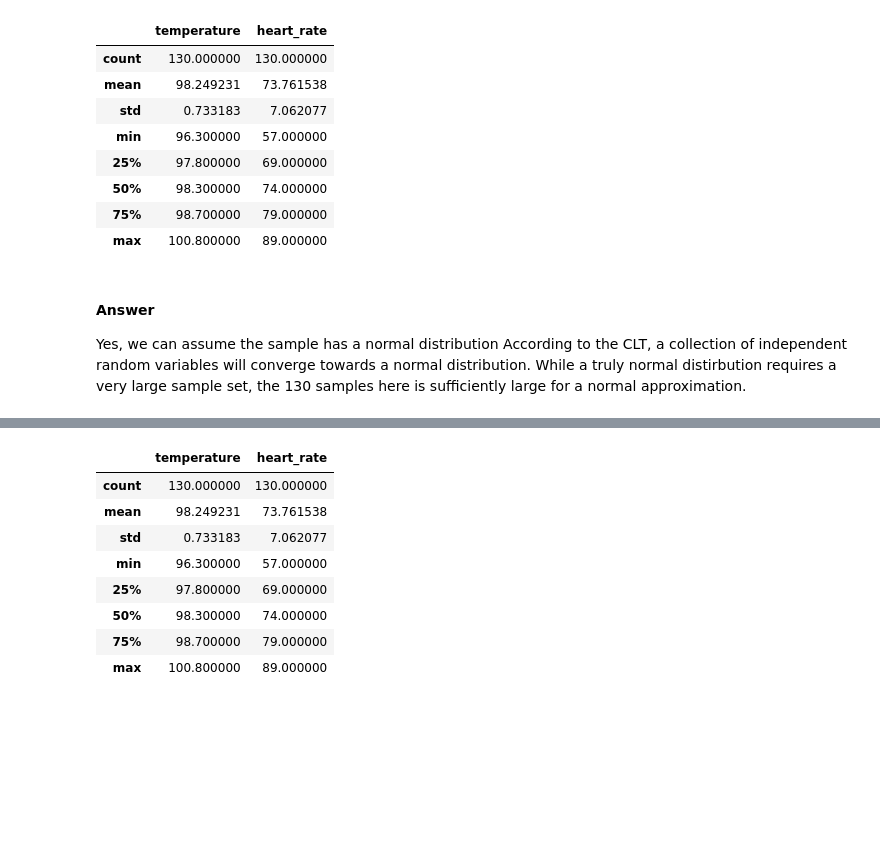
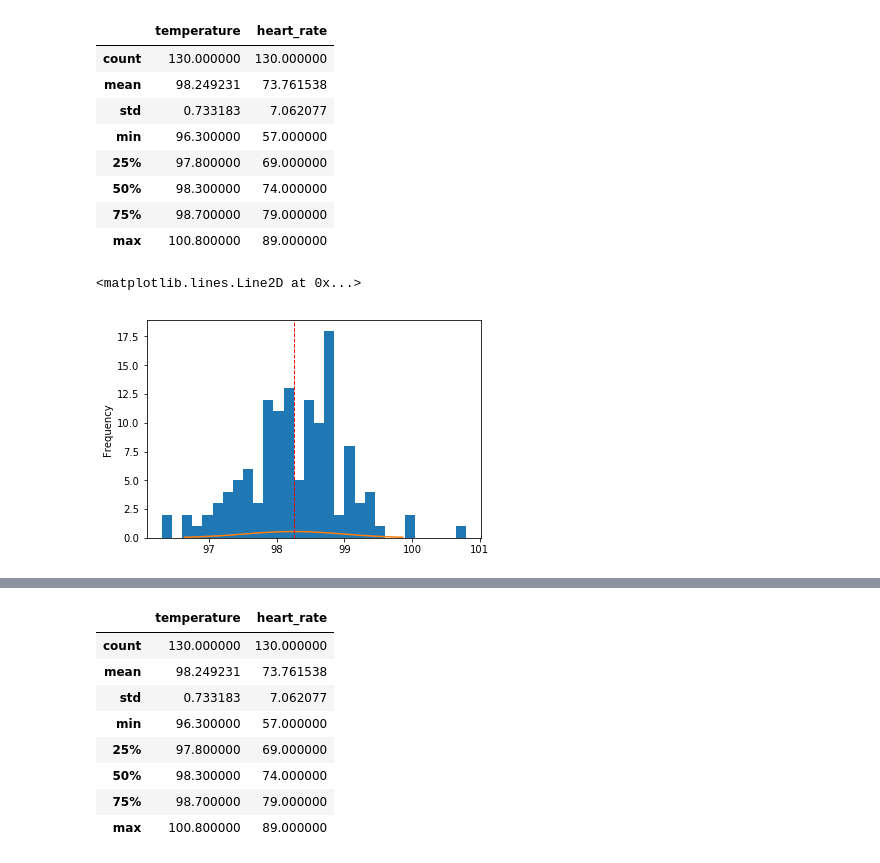
Before and after one commit to gussie/Springboard_data_science, a Jupyter notebook: EDA1_HumanBodyTemp.ipynb, the cells around one changed output, grey strips where cells are left out. Cells and saved outputs as stored; diff of their text form; code cells hidden in the pictures; blank space fills up the shorter version.

Commit message:
Add files via upload
Reassessed question #1 - whether the distribution is normal - and determined it is not normally distributed.

```diff
--- a/EDA1_HumanBodyTemp.ipynb
+++ b/EDA1_HumanBodyTemp.ipynb
@@ -81,6 +79,16 @@ df.describe()
 | 50% | 98.300000 | 74.000000 |
 | 75% | 98.700000 | 79.000000 |
 | max | 100.800000 | 89.000000 |
-# %% [markdown]
-#### Answer
-Yes, we can assume the sample has a normal distribution According to the CLT, a collection of independent random variables will converge towards a normal distribution.  While a truly normal distirbution requires a very large sample set, the 130 samples here is sufficiently large for a normal approximation.
+# %%
+df.temperature.plot.hist(bins=30)
+
+mean = df.temperature.mean()
+std = df.temperature.std()
+var = df.temperature.var()
+
+x = np.linspace(mean-3*var, mean+3*var, 100)
+plt.plot(x, mlab.normpdf(x,mean,std))
+plt.axvline(x.mean(), color='r', linestyle='dashed', linewidth=1)
+# %% [output]
+<matplotlib.lines.Line2D at 0x...>
+[figure, added]
```
Also changed, not shown: parts of 7 cells of this notebook.
